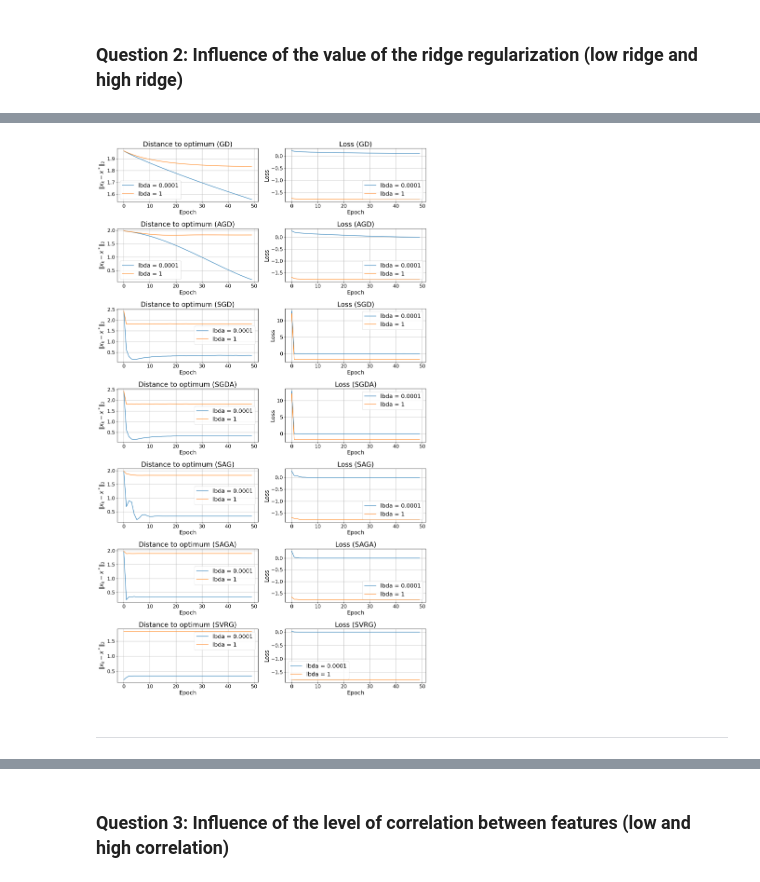
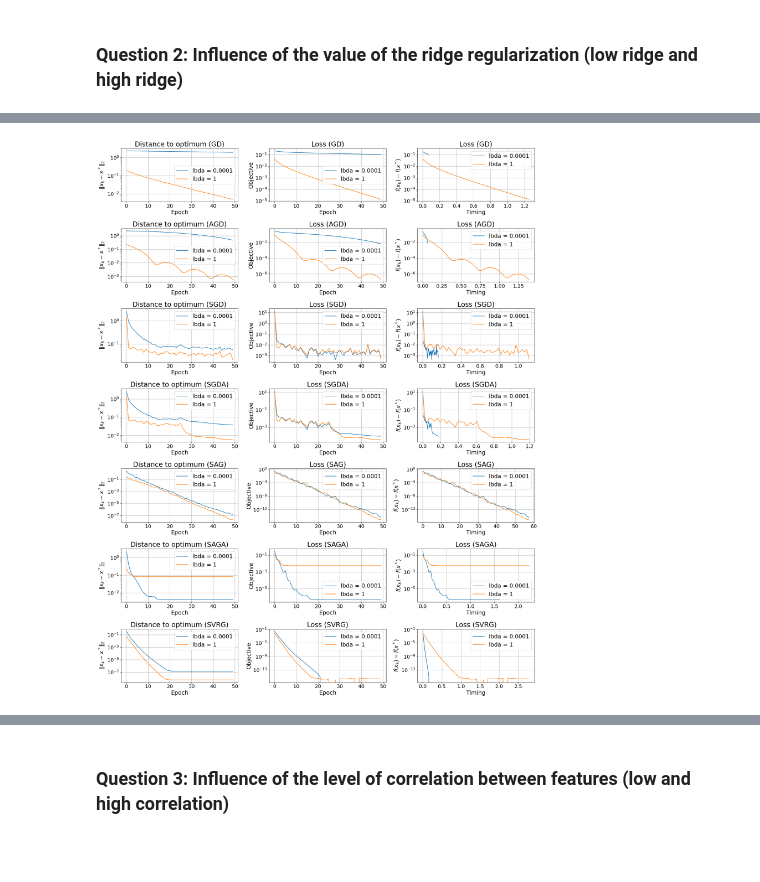
Before and after one commit to BryanBradfo/optimisation-algorithms, a Jupyter notebook: lab2_chen_bryan_and_devilder_alice.ipynb, the cells around one changed output, grey strips where cells are left out. Cells and saved outputs as stored; diff of their text form; code cells hidden in the pictures; blank space fills up the shorter version.

```diff
--- a/lab2_chen_bryan_and_devilder_alice.ipynb
+++ b/lab2_chen_bryan_and_devilder_alice.ipynb
@@ -787,20 +787,25 @@ def saga(x_init, random_indices, grad_i, n_iter=100, step=1., store_every=n, arg
 
         grad_i_value = grad_i(i, x, *args)
         direction_k = grad_i_value - gradient_memory[i] + averaged_gradient
-        gradient_memory[i] = grad_i_value
-        averaged_gradient = np.sum(gradient_memory, axis=0) / n
-
         x -= step * direction_k
         x = prox_L2(x, step * lbda)
+
+        averaged_gradient += (grad_i_value - gradient_memory[i])/n
+        gradient_memory[i] = grad_i_value
 
         if idx % store_every == 0:
             x_list.append(x.copy())
 
     return x, x_list
 # %%
+lbda_saga = 1. / n ** 2
+max_squared_sum_saga = np.max(np.sum(A ** 2, axis=1))
+step_saga = 1.0 / (max_squared_sum_saga + lbda_saga)
+
 x_init = np.zeros(d)
-monitor_saga_50 = monitor(saga, loss, x_min, (A, b ,lbda))
-monitor_saga_50.run(x_init, random_indices, grad_i, n_iter * n, step, args=(A, b, lbda))
+x_min_saga, f_min_saga, _ = fmin_l_bfgs_b(loss, x_init, grad, args=(A, b, lbda_saga), pgtol=1e-30, factr=1e-30)
+monitor_saga_50 = monitor(saga, loss, x_min_saga, (A, b,lbda_saga))
+monitor_saga_50.run(x_init, random_indices, grad_i, n_iter * n, step_saga, args=(A, b, lbda_saga))
 # %% [markdown]
 ### **Comparison SAG and SAGA**
 # %%
@@ -937,7 +942,3 @@ Q1/
 # %% [markdown]
 ### **Question 2: Influence of the value of the ridge regularization (low ridge and high ridge)**
-# %%
-x_init = np.zeros(d)
-x_min, f_min, _ = fmin_l_bfgs_b(loss, x_init, grad,
-                                args=(A, b, lbda), pgtol=1e-30, factr=1e-30)
 # %%
@@ -1007,33 +987,37 @@ n = 10000, lbda = 1, Data loss: 0.6551019768684653, Regularization loss: 0.02762
 # %%
-# Création du graphique 7x2
-fig, axes = plt.subplots(7, 2, figsize=(15, 25))
+fig, axes = plt.subplots(7, 3, figsize=(20, 25))
 
-# Liste des noms d'algorithmes pour les titres
+# List of the keys of the dictionnary
 keys_list = list(dict_algo_string.values())
 
-# Boucle pour tracer la distance à l'optimum et la perte pour chaque algorithme
 for i, col_number in enumerate(np.array(monitors_list_lbda).squeeze().T):
     for j, monitor_instance in enumerate(col_number):
-        # Distance à l'optimum pour chaque valeur de lambda
-        axes[i, 0].plot(monitor_instance.err, label=f"lbda = {lbda_list[j]}")
-        # Perte (objective) pour chaque valeur de lambda
-        axes[i, 1].plot(monitor_instance.obj, label=f"lbda = {lbda_list[j]}")
+        # Distance to optimum
+        axes[i, 0].semilogy(monitor_instance.err, label=f"lbda = {lbda_list[j]}")
+        # Loss
+        axes[i, 1].semilogy(monitor_instance.obj, label=f"lbda = {lbda_list[j]}")
+        # Timing
+        axes[i, 2].semilogy(np.linspace(0, monitor_instance.total_time, len(monitor_instance.obj)), monitor_instance.obj, label=f"lbda = {lbda_list[j]}")
 
-    # Configuration des sous-graphiques
     axes[i, 0].set_title(f"Distance to optimum ({keys_list[i]})")
     axes[i, 0].set_xlabel("Epoch")
     axes[i, 0].set_ylabel("$\|x_k - x^*\|_2$")
     axes[i, 0].legend()
     axes[i, 0].grid()
 
     axes[i, 1].set_title(f"Loss ({keys_list[i]})")
     axes[i, 1].set_xlabel("Epoch")
-    axes[i, 1].set_ylabel("Loss")
+    axes[i, 1].set_ylabel("Objective")
     axes[i, 1].legend()
     axes[i, 1].grid()
 
-# Ajustement du layout pour une meilleure visibilité
+    axes[i, 2].set_title(f"Loss ({keys_list[i]})")
+    axes[i, 2].set_xlabel("Timing")
+    axes[i, 2].set_ylabel("$f(x_k) - f(x^*)$")
+    axes[i, 2].legend()
+    axes[i, 2].grid()
+
 plt.tight_layout()
 plt.show()
 # %% [output]
-[figure, old version]
+[figure, new version]
@@ -1051,2 +1023,0 @@ print(min(monitors_list_lbda[1][2].obj))
-# %% [markdown]
-----
```
Also changed, not shown: parts of 35 cells of this notebook.
